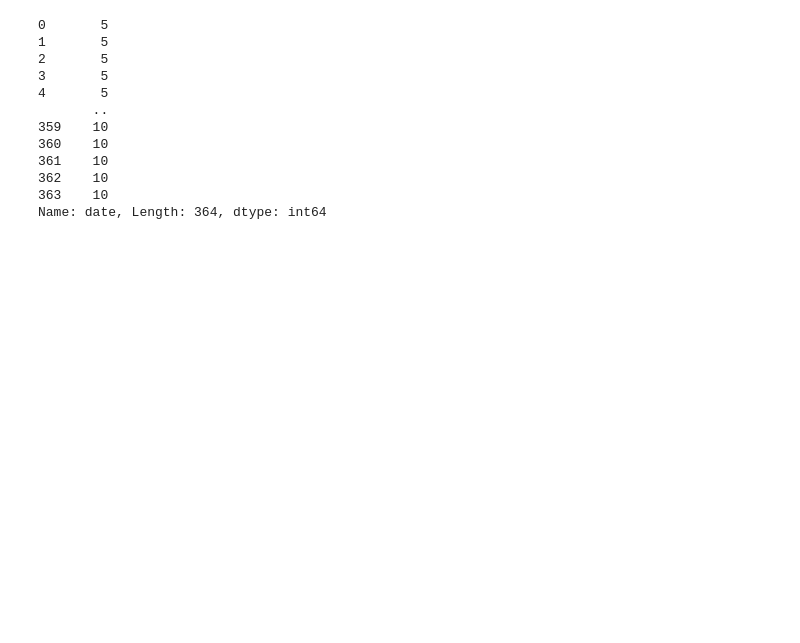
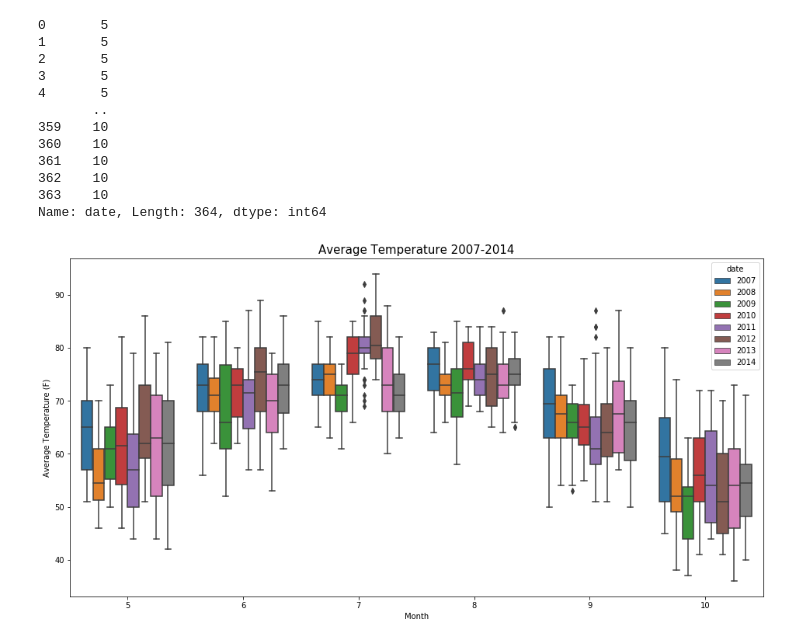
Before and after one commit to shaunkse/Projects, a Jupyter notebook: Project4/02_Weather_Data_Cleaning.ipynb, the cells around one changed output. Saved outputs shown, nothing was run; the diff lists cells and outputs as text; code cells hidden in the pictures; blank space fills up the shorter version.

```diff
--- a/Project4/02_Weather_Data_Cleaning.ipynb
+++ b/Project4/02_Weather_Data_Cleaning.ipynb
@@ -689,3 +689,13 @@ y2007['date'].dt.month
 362    10
 363    10
 Name: date, Length: 364, dtype: int64
+# %%
+plt.figure(figsize=(16, 8))
+ax_part = sns.boxplot(y='tavg',x=weather['date'].dt.month,hue=weather['date'].dt.year,data=weather)  # RUN PLOT
+
+plt.xlabel('Month')
+plt.ylabel('Average Temperature (F)')
+plt.title("Average Temperature 2007-2014",fontsize=15)
+plt.show()
+# %% [output]
+[figure, added]
```
Also changed, not shown: parts of 8 cells of this notebook.
